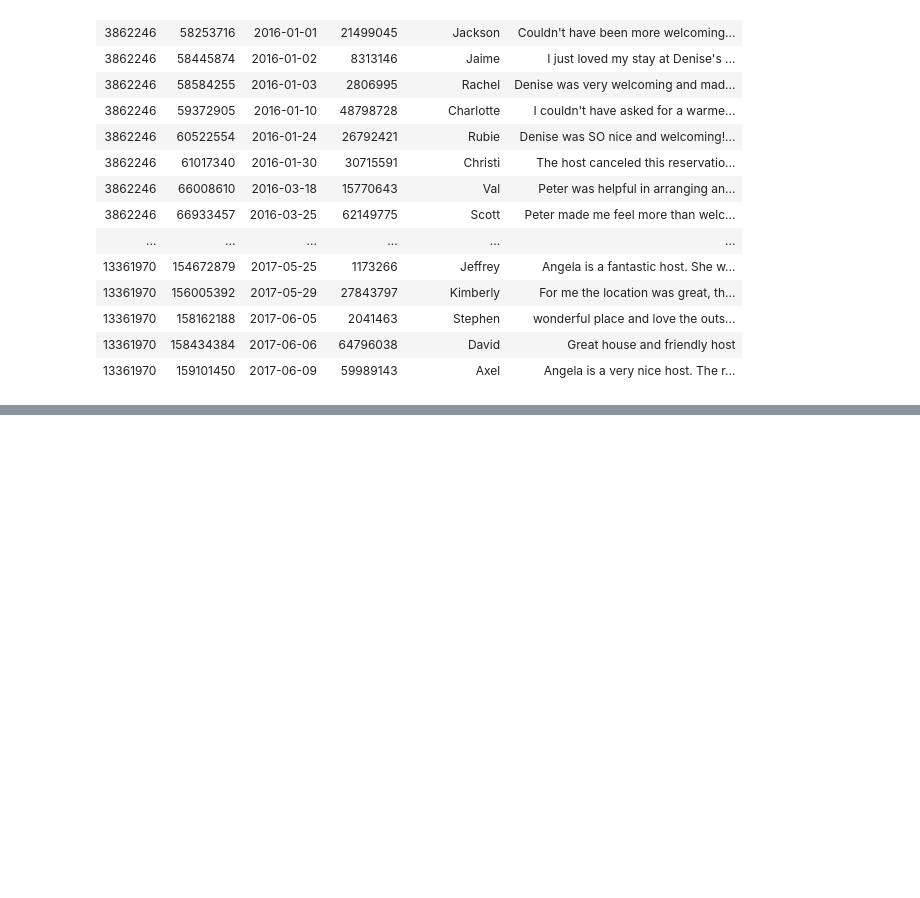
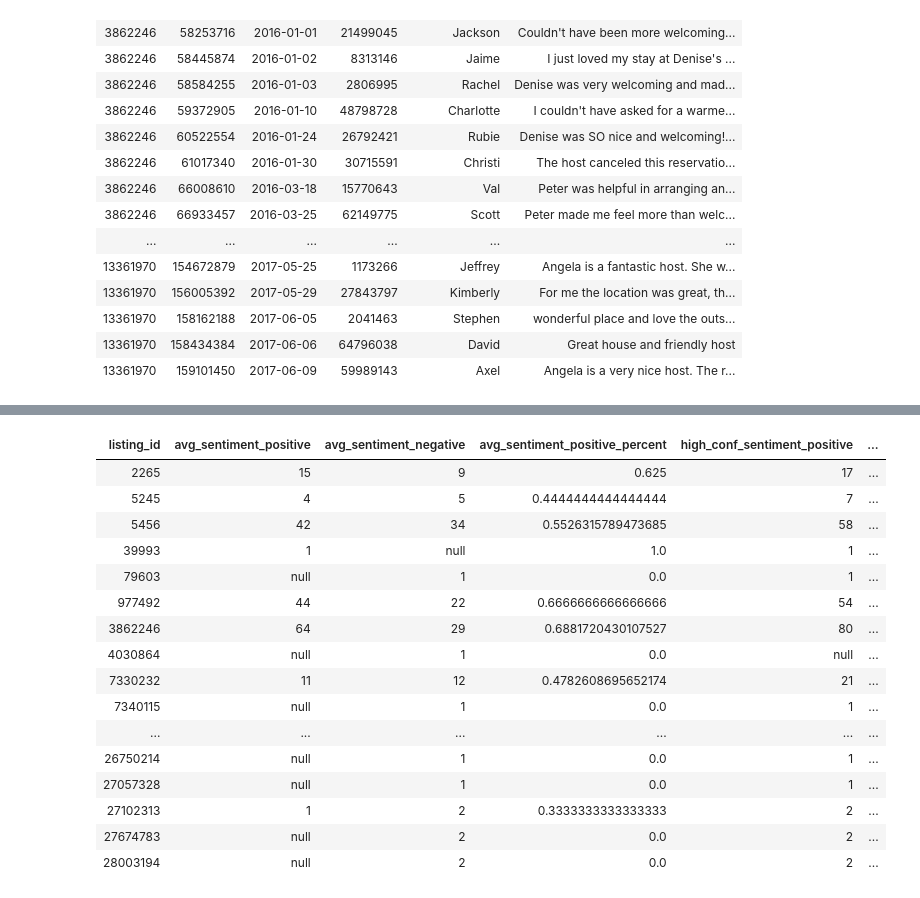
Before and after one commit to hayleyjellison/up-in-the-airbnb, a Jupyter notebook: notebooks/databricks/sentiment_analysis.ipynb, the cells around one changed output, grey strips where cells are left out. Saved outputs shown, nothing was run; the diff lists cells and outputs as text; code cells hidden in the pictures; blank space fills up the shorter version.

Commit message:
continued work on sentiment analysis and renamed folder

```diff
--- a/notebooks/databricks/sentiment_analysis.ipynb
+++ b/notebooks/databricks/sentiment_analysis.ipynb
@@ -223,0 +196,6 @@ display(annotations_df.select("text", "sentiment", classifySentiment("sentiment"
+# %%
+avg_sentiment_df = sentiment_df.groupBy("listing_id").pivot("avg_sentiment", ["positive", "negative"]).count().orderBy("listing_id")
+avg_sentiment_df = avg_sentiment_df.withColumnRenamed("positive", "avg_sentiment_positive") \
+                                   .withColumnRenamed("negative", "avg_sentiment_negative") \
+                                   .withColumn("avg_sentiment_positive_percent", F.expr("CASE WHEN avg_sentiment_negative is null and avg_sentiment_positive > 0 THEN 1 WHEN avg_sentiment_positive is null and avg_sentiment_negative > 0 THEN 0 ELSE avg_sentiment_positive/(avg_sentiment_positive + avg_sentiment_negative) END"))
+avg_sentiment_df.show()
@@ -223,0 +204,6 @@ display(annotations_df.select("text", "sentiment", classifySentiment("sentiment"
+# %%
+high_conf_sentiment_df = sentiment_df.groupBy("listing_id").pivot("high_conf_sentiment", ["positive", "negative"]).count().orderBy("listing_id")
+high_conf_sentiment_df = high_conf_sentiment_df.withColumnRenamed("positive", "high_conf_sentiment_positive") \
+                                               .withColumnRenamed("negative", "high_conf_sentiment_negative") \
+                                               .withColumn("high_conf_sentiment_positive_percent", F.expr("CASE WHEN high_conf_sentiment_negative is null and high_conf_sentiment_positive > 0 THEN 1 WHEN high_conf_sentiment_positive is null and high_conf_sentiment_negative > 0 THEN 0 ELSE high_conf_sentiment_positive/(high_conf_sentiment_positive + high_conf_sentiment_negative) END"))
+high_conf_sentiment_df.show()
@@ -223,0 +212,6 @@ display(annotations_df.select("text", "sentiment", classifySentiment("sentiment"
+# %%
+long_conf_sentiment_df = sentiment_df.groupBy("listing_id").pivot("long_conf_sentiment", ["positive", "negative"]).count().orderBy("listing_id")
+long_conf_sentiment_df = long_conf_sentiment_df.withColumnRenamed("positive", "long_conf_sentiment_positive") \
+                                               .withColumnRenamed("negative", "long_conf_sentiment_negative") \
+                                               .withColumn("long_conf_sentiment_positive_percent", F.expr("CASE WHEN long_conf_sentiment_negative is null and long_conf_sentiment_positive > 0 THEN 1 WHEN long_conf_sentiment_positive is null and long_conf_sentiment_negative > 0 THEN 0 ELSE long_conf_sentiment_positive/(long_conf_sentiment_positive + long_conf_sentiment_negative) END"))
+long_conf_sentiment_df.show()
@@ -223,0 +220,6 @@ display(annotations_df.select("text", "sentiment", classifySentiment("sentiment"
+# %%
+class_sentiment_df = sentiment_df.groupBy("listing_id").pivot("classified_sentiment", ["positive", "negative"]).count().orderBy("listing_id")
+class_sentiment_df = class_sentiment_df.withColumnRenamed("positive", "classified_sentiment_positive") \
+                                       .withColumnRenamed("negative", "classified_sentiment_negative") \
+                                       .withColumn("classified_sentiment_positive_percent", F.expr("CASE WHEN classified_sentiment_negative is null and classified_sentiment_positive > 0 THEN 1 WHEN classified_sentiment_positive is null and classified_sentiment_negative > 0 THEN 0 ELSE classified_sentiment_positive/(classified_sentiment_positive + classified_sentiment_negative) END"))
+class_sentiment_df.show()
@@ -223,0 +228,23 @@ display(annotations_df.select("text", "sentiment", classifySentiment("sentiment"
+# %%
+all_sentiment_df = avg_sentiment_df.join(high_conf_sentiment_df, ["listing_id"], how="inner") \
+                                   .join(long_conf_sentiment_df, ["listing_id"], how="inner") \
+                                   .join(class_sentiment_df, ["listing_id"], how="inner")
+display(all_sentiment_df)
+# %% [output]
+| listing_id | avg_sentiment_positive | avg_sentiment_negative | avg_sentiment_positive_percent | high_conf_sentiment_positive | ... |
+| 2265 | 15 | 9 | 0.625 | 17 | ... |
+| 5245 | 4 | 5 | 0.4444444444444444 | 7 | ... |
+| 5456 | 42 | 34 | 0.5526315789473685 | 58 | ... |
+| 39993 | 1 | null | 1.0 | 1 | ... |
+| 79603 | null | 1 | 0.0 | 1 | ... |
+| 977492 | 44 | 22 | 0.6666666666666666 | 54 | ... |
+| 3862246 | 64 | 29 | 0.6881720430107527 | 80 | ... |
+| 4030864 | null | 1 | 0.0 | null | ... |
+| 7330232 | 11 | 12 | 0.4782608695652174 | 21 | ... |
+| 7340115 | null | 1 | 0.0 | 1 | ... |
+| ... | ... | ... | ... | ... | ... |
+| 26750214 | null | 1 | 0.0 | 1 | ... |
+| 27057328 | null | 1 | 0.0 | 1 | ... |
+| 27102313 | 1 | 2 | 0.3333333333333333 | 2 | ... |
+| 27674783 | null | 2 | 0.0 | 2 | ... |
+| 28003194 | null | 2 | 0.0 | 2 | ... |
```
Also changed, not shown: parts of 23 cells of this notebook, 2 other files.
